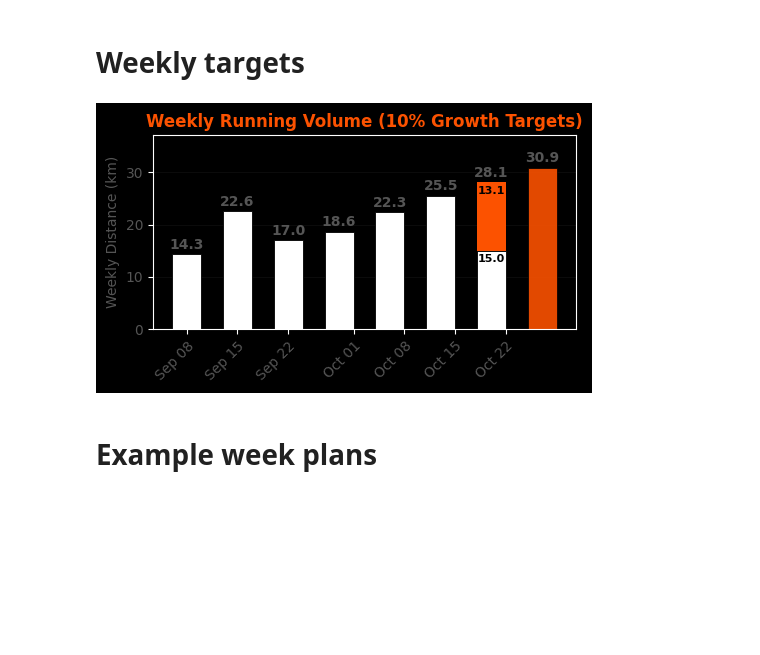
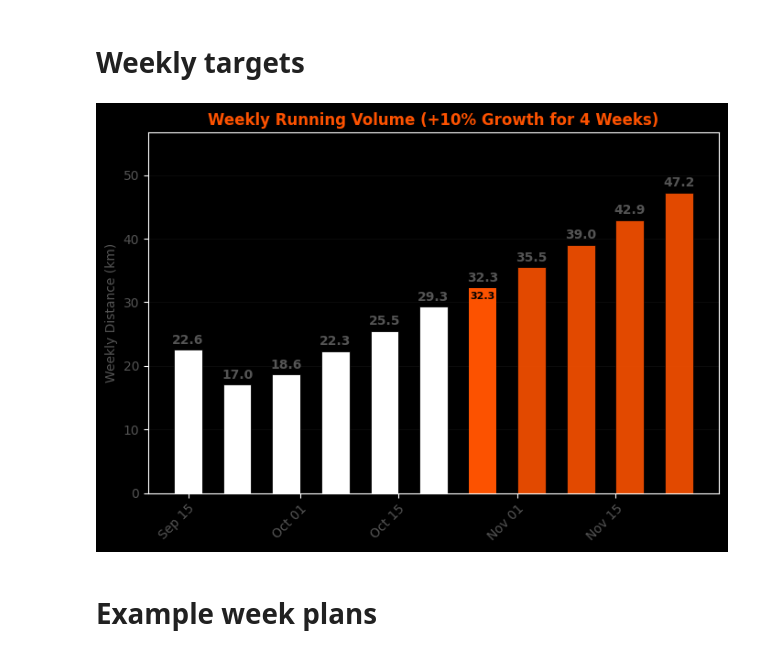
Before and after one commit to JoeySpronck/strava_data, a Jupyter notebook: playground.ipynb, the cells around one changed output. Cells and saved outputs as stored; diff of their text form; code cells hidden in the pictures; blank space fills up the shorter version.

Commit message:
fix & dev - correcting extracting this week's runs, made plt.show() configurable in visuslization

```diff
--- a/playground.ipynb
+++ b/playground.ipynb
@@ -13,6 +12,8 @@ from strava_data.authentication import login
 import strava_data.visualization as vis
 import pandas as pd
 import numpy as np
+# %%
+vis.SHOW_PLOTS = False
 # %% [markdown]
 # Login
 # %%
@@ -51,9 +52,9 @@ vis.plot_weekly(df_activities, col='risk')
 # %% [markdown]
 # Weekly targets
 # %%
-vis.plot_weekly_distance_targets(df_activities)
+vis.plot_weekly_distance_targets(df_activities, additional_weeks=4)
 # %% [output]
-[figure, old version]
+[figure, new version]
 # %% [markdown]
 # Example week plans
 # %%
```
Also changed, not shown: parts of 5 cells of this notebook, 1 other file.
